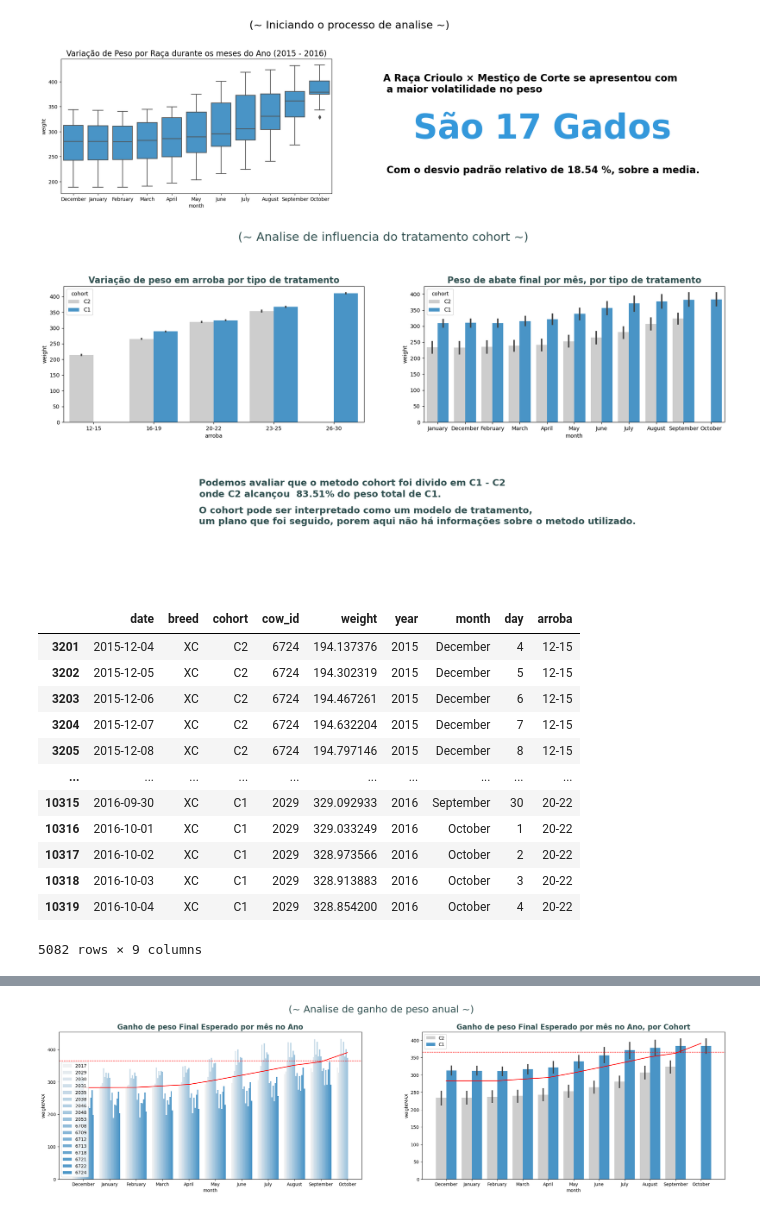
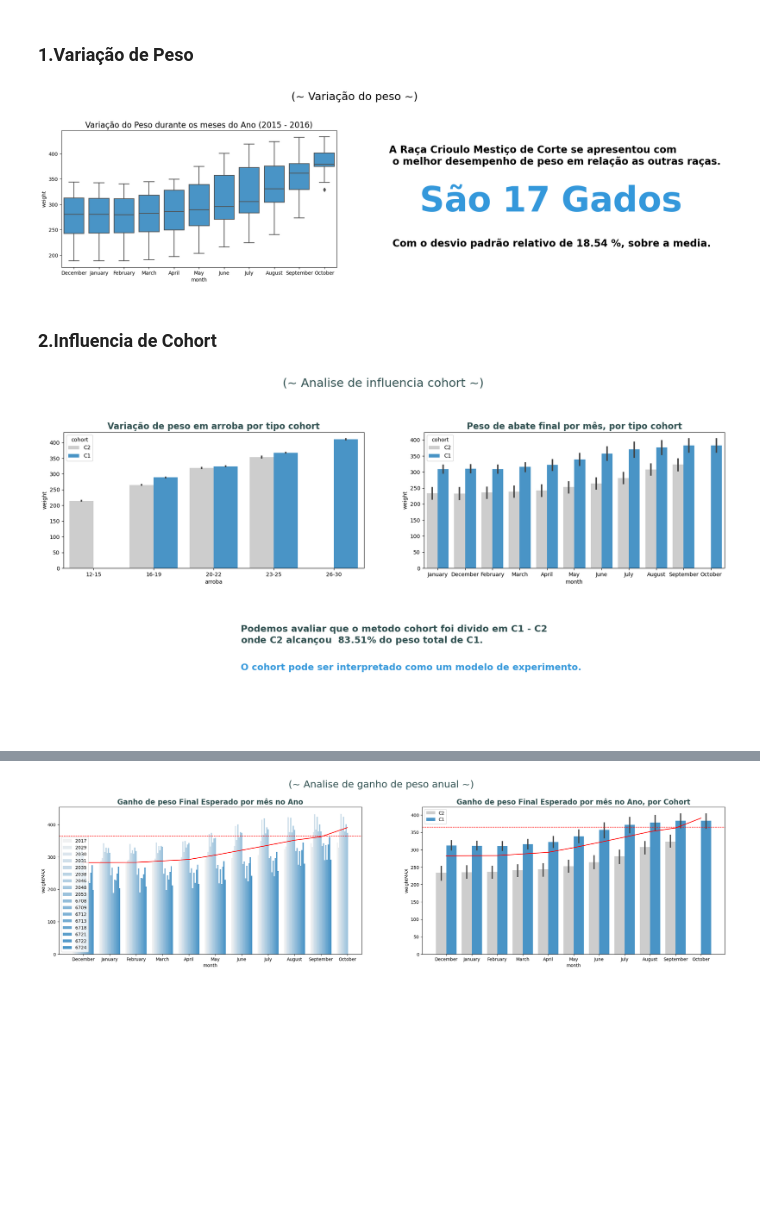
Before and after one commit to juliopk543/zootecnia-pecuaria-precisao, a Jupyter notebook: AnaliseRebanho(USD).gov/Analise/Crioulo-MesticoDeCorte-checkpoint.ipynb, the cells around one changed output, grey strips where cells are left out. Saved outputs shown, nothing was run; the diff lists cells and outputs as text; code cells hidden in the pictures; blank space fills up the shorter version.

```diff
--- a/AnaliseRebanho(USD).gov/Analise/Crioulo-MesticoDeCorte-checkpoint.ipynb
+++ b/AnaliseRebanho(USD).gov/Analise/Crioulo-MesticoDeCorte-checkpoint.ipynb
@@ -20,42 +21,47 @@ cattleXC = cattleXC.query(f'cow_id not in {outline}')
+# %% [markdown]
+### 1.Variação de Peso
 # %%
 # figure
 fig, axes = plt.subplots(1,2, figsize=(22, 5))
 
 # Title
-fig.suptitle('(~ Iniciando o processo de analise ~)', fontsize=22, y=1.10)
+fig.suptitle('(~ Variação do peso ~)', fontsize=22, y=1.10)
 
 # Plot (boxplot) 0
 sns.boxplot(ax=axes[0], data=cattleXC, x='month', y='weight', color='#3498db')
-axes[0].set_title('Variação de Peso por Raça durante os meses do Ano (2015 - 2016)', fontsize=16, color='black')
+axes[0].set_title('Variação do Peso durante os meses do Ano (2015 - 2016)', fontsize=16, color='black')
 
 # Plot (text) 1
 axes[1].axis("off")
 axes[1].text(-0.01, 0.75,
-         'A Raça Crioulo × Mestiço de Corte se apresentou com \
-             \n a maior volatilidade no peso',
+         'A Raça Crioulo Mestiço de Corte se apresentou com \
+             \n o melhor desempenho de peso em relação as outras raças.',
          fontsize=20,
          color='black',
          weight="bold");
 
 # Quantidade de gados
 qtd = len(cattleXC.cow_id.unique())
 axes[1].text(0.1, 0.48, f'$\\bfSão$ $\\bf{qtd}$ $\\bfGados$',
         horizontalalignment='left',
         verticalalignment='center',
         fontsize=70, color='#3498db',
        );
 
 # Desvio padrão relativo / coeficiente de variação
 RSD = round((cattleXC['weight'].std() * 100 ) / cattleXC['weight'].mean(), 2)
 axes[1].axis("off")
 axes[1].text(-0.01, 0.15,
          f' Com o desvio padrão relativo de {RSD} %, sobre a media.',
          fontsize=20,
          color='black',
          weight="bold");
 # %% [output]
-[figure, old version]
+[figure, new version]
+# %% [markdown]
+### 2.Influencia de Cohort
 # %%
+# Palette
 textcolor = '#2f4f4f'
 palettecolor = ['#CDCDCD','#3498db']
 
@@ -63,24 +69,23 @@ palettecolor = ['#CDCDCD','#3498db']
 fig, axes = plt.subplots(2,2, figsize=(22, 10))
 
 # title
-fig.suptitle('(~ Analise de influencia do tratamento cohort ~)', fontsize=22, y=1.02, color=textcolor)
+fig.suptitle('(~ Analise de influencia cohort ~)', fontsize=22, y=1.02, color=textcolor)
 
-# plot (barplot)[arroba]
+# plot (barplot)[0,0]
 sns.barplot(ax=axes[0,0], data=cattleXC, x="arroba", y="weight", hue="cohort", palette=palettecolor)
-axes[0,0].set_title('Variação de peso em arroba por tipo de tratamento', fontsize=16, color=textcolor, weight="bold")
+axes[0,0].set_title('Variação de peso em arroba por tipo cohort', fontsize=16, color=textcolor, weight="bold")
 
-# plot (barplot)[lastWeight]
+# plot (barplot)[0,1]
 lastweight = cattleXC.groupby(['month','cow_id', 'cohort'])['weight'].last().reset_index().sort_values(by=['weight'])
 sns.barplot(ax=axes[0,1], data=lastweight, x="month", y="weight", hue="cohort", palette=palettecolor)
-axes[0,1].set_title('Peso de abate final por mês, por tipo de tratamento', fontsize=16, color=textcolor,weight="bold")
+axes[0,1].set_title('Peso de abate final por mês, por tipo cohort', fontsize=16, color=textcolor,weight="bold")
 
-# Plot (text)
+# Plot (text)[1,0]
 C2 = cattleXC[cattleXC.cohort == 'C2']['weight'].max()
 C1 = cattleXC[cattleXC.cohort == 'C1']['weight'].max()
-
 WEIGHTMAX = round((C2 * 100)/ C1, 2)
 
-axes[1,0].text(0.45, 0.65,
+axes[1,0].text(0.59, 0.65,
          f'Podemos avaliar que o metodo cohort foi divido em C1 - C2 \
              \nonde C2 alcançou  $\\bf{WEIGHTMAX}$% do peso total de C1.',
          fontsize=17,
@@ -88,29 +93,13 @@ axes[1,0].text(0.45, 0.65,
          weight="bold");
 
 axes[1,0].axis("off")
-axes[1,0].text(0.45, 0.45,
-         'O cohort pode ser interpretado como um modelo de tratamento,\
-             \num plano que foi seguido, porem aqui não há informações sobre o metodo utilizado.',
+axes[1,0].text(0.59, 0.45,
+         'O cohort pode ser interpretado como um modelo de experimento.',
          fontsize=17,
-         color=textcolor,
+         color='#3498db',
          weight="bold");
 
+# Plot (None)[1,1]
 axes[-1, -1].axis('off');
 # %% [output]
-[figure, old version]
+[figure, new version]
-# %%
-cattleXC
-# %% [output]
-|  | date | breed | cohort | cow_id | weight | year | month | day | arroba |
-| 3201 | 2015-12-04 | XC | C2 | 6724 | 194.137376 | 2015 | December | 4 | 12-15 |
-| 3202 | 2015-12-05 | XC | C2 | 6724 | 194.302319 | 2015 | December | 5 | 12-15 |
-| 3203 | 2015-12-06 | XC | C2 | 6724 | 194.467261 | 2015 | December | 6 | 12-15 |
-| 3204 | 2015-12-07 | XC | C2 | 6724 | 194.632204 | 2015 | December | 7 | 12-15 |
-| 3205 | 2015-12-08 | XC | C2 | 6724 | 194.797146 | 2015 | December | 8 | 12-15 |
-| ... | ... | ... | ... | ... | ... | ... | ... | ... | ... |
-| 10315 | 2016-09-30 | XC | C1 | 2029 | 329.092933 | 2016 | September | 30 | 20-22 |
-| 10316 | 2016-10-01 | XC | C1 | 2029 | 329.033249 | 2016 | October | 1 | 20-22 |
-| 10317 | 2016-10-02 | XC | C1 | 2029 | 328.973566 | 2016 | October | 2 | 20-22 |
-| 10318 | 2016-10-03 | XC | C1 | 2029 | 328.913883 | 2016 | October | 3 | 20-22 |
-| 10319 | 2016-10-04 | XC | C1 | 2029 | 328.854200 | 2016 | October | 4 | 20-22 |
-5082 rows × 9 columns
```
Also changed, not shown: parts of 16 cells of this notebook.
